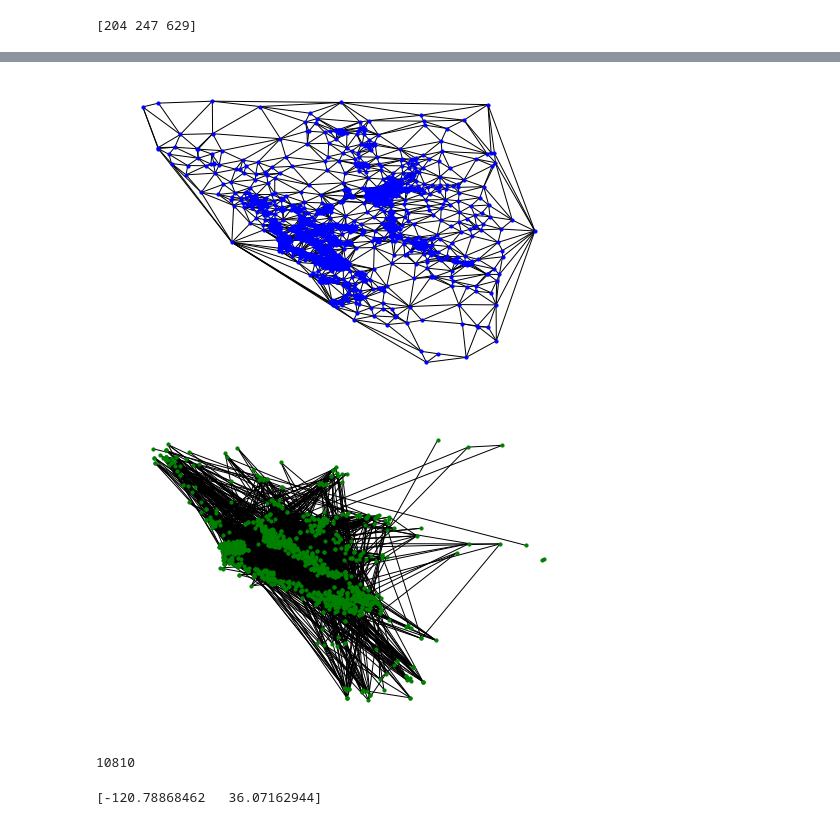
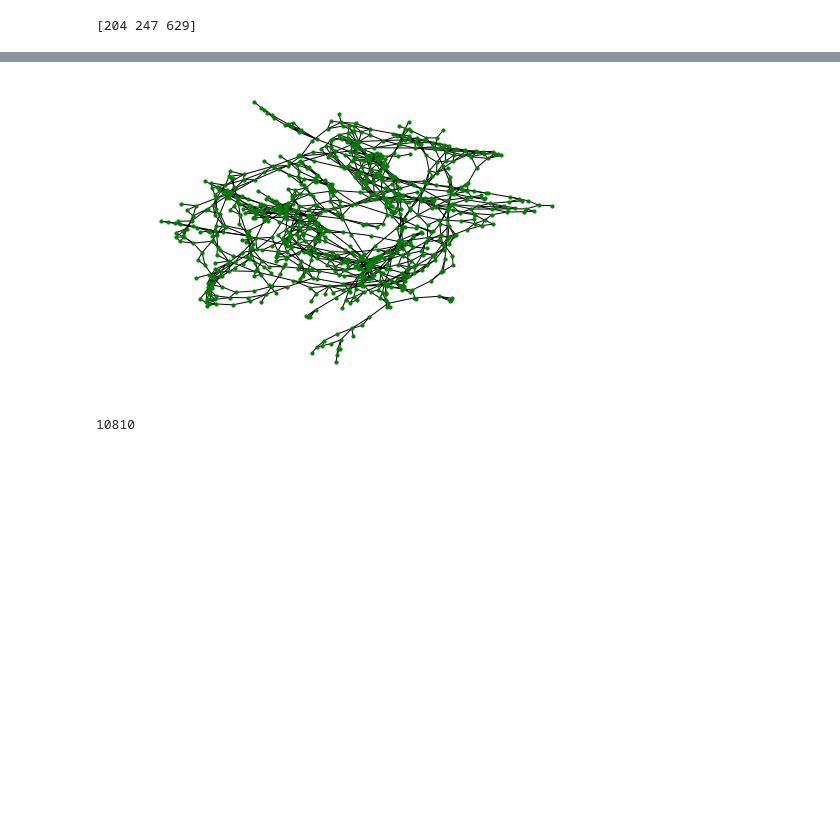
Before and after one commit to twjeric/UCLA-EE232-Large-Scale-Social-and-Complex-Networks, a Jupyter notebook: Project5/proj5_p3.ipynb, the cells around one changed output, grey strips where cells are left out. Cells and saved outputs as stored; diff of their text form; code cells hidden in the pictures; blank space fills up the shorter version.

```diff
--- a/Project5/proj5_p3.ipynb
+++ b/Project5/proj5_p3.ipynb
@@ -123,19 +123,22 @@ graph1 = nx.Graph(list(edges))
 graph2 = nx.Graph(list(filtered_edges))
 # print(graph.edges())
 
-largest_g1 = max(nx.connected_components(graph1), key=len)
-
-largest_g2 = max(nx.connected_components(graph2), key=len)
+# largest_g1 = max(nx.connected_component_subgraphs(graph1), key=len)
+# graphs_1 = list(nx.connected_component_subgraphs(graph1))
+# print(len(graphs_1))
+# graphs_2 = list(nx.connected_component_subgraphs(graph2))
+# print(len(graphs_2))
+largest_g2 = max(nx.connected_component_subgraphs(graph2), key=len)
 # %%
 import matplotlib.pyplot as plt
-pointIDXY = dict(zip(range(len(points)), points))
-nx.draw(graph1, pointIDXY,node_size = 10, node_color = "blue")
+# pointIDXY = dict(zip(range(len(points)), points))
+# pointIDXY = dict(zip(range(len(largest_g1.nodes)), largest_g1.nodes))
+# nx.draw(graph1,node_size = 10, node_color = "blue")
+# plt.show()
+
+# pointIDXY = dict(zip(range(len(filtered_points)), filtered_points))
+nx.draw(largest_g2,node_size = 10, node_color = "green")
 plt.show()
-
-pointIDXY = dict(zip(range(len(filtered_points)), filtered_points))
-nx.draw(graph2, pointIDXY,node_size = 10, node_color = "green")
-plt.show()
 # %% [output]
-[figure, old version]
+[figure, new version]
-[figure, removed]
 # %%
@@ -145,7 +147,3 @@ nx.set_edge_attributes(graph2, traffic_flows, 'traffic_flow')
 print(len(edges))
 # %% [output]
 10810
-# %%
-print(points[0])
-# %% [output]
-[-120.78868462   36.07162944]
```
Also changed, not shown: parts of 1 cell of this notebook.
